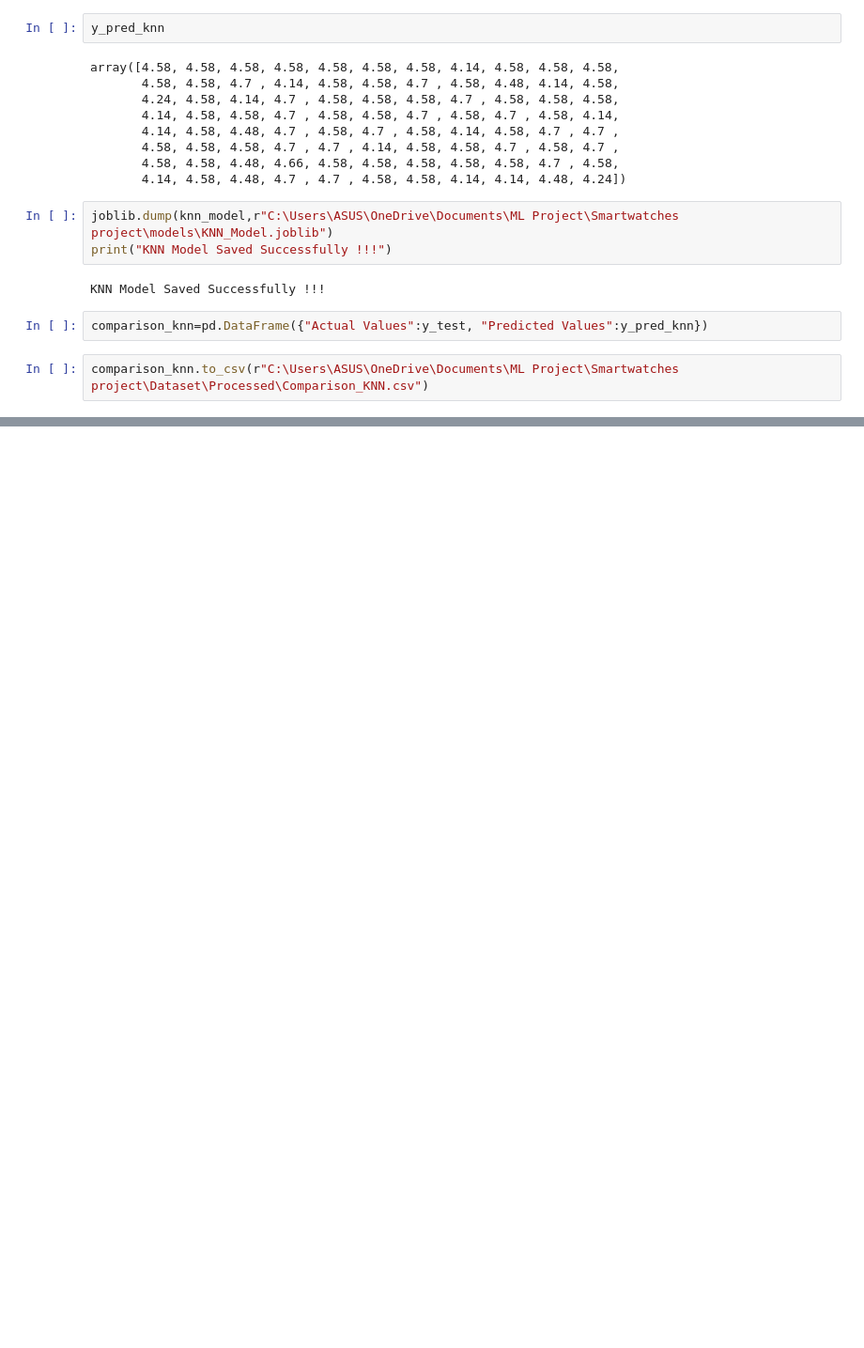
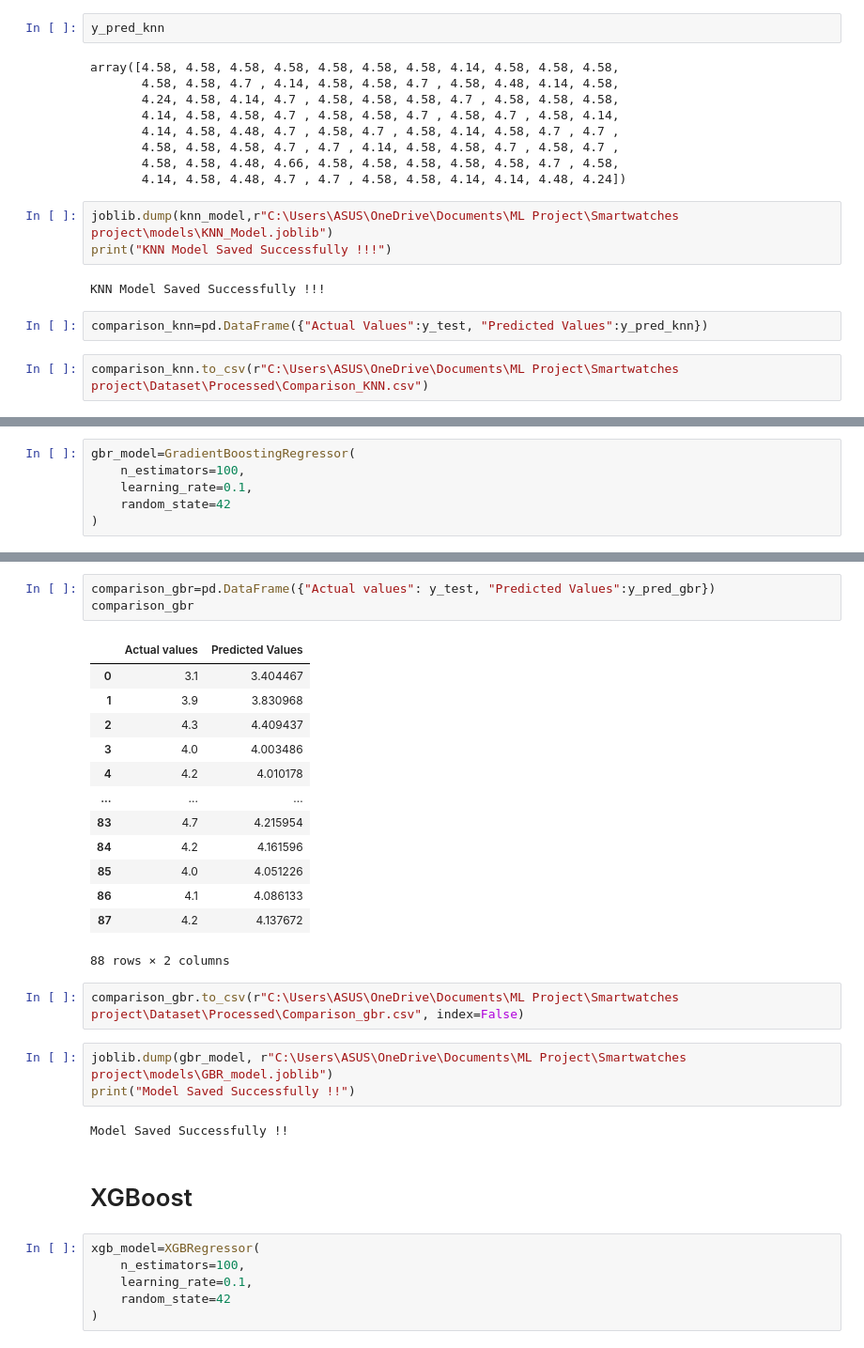
Before and after one commit to kushneek/smartwatch-rating-prediction, a Jupyter notebook: notebooks/Model_Training.ipynb, the cells around one changed output, grey strips where cells are left out. Shown at 94% size. Cells and saved outputs as stored; diff of their text form; blank space fills up the shorter version.

```diff
--- a/notebooks/Model_Training.ipynb
+++ b/notebooks/Model_Training.ipynb
@@ -321,0 +392,6 @@ comparison_knn.to_csv(r"C:\Users\ASUS\OneDrive\Documents\ML Project\Smartwatches
+# %%
+gbr_model=GradientBoostingRegressor(
+    n_estimators=100,
+    learning_rate=0.1,
+    random_state=42
+)
@@ -321,0 +422,32 @@ comparison_knn.to_csv(r"C:\Users\ASUS\OneDrive\Documents\ML Project\Smartwatches
+# %%
+comparison_gbr=pd.DataFrame({"Actual values": y_test, "Predicted Values":y_pred_gbr})
+comparison_gbr
+# %% [output]
+|  | Actual values | Predicted Values |
+| 0 | 3.1 | 3.404467 |
+| 1 | 3.9 | 3.830968 |
+| 2 | 4.3 | 4.409437 |
+| 3 | 4.0 | 4.003486 |
+| 4 | 4.2 | 4.010178 |
+| ... | ... | ... |
+| 83 | 4.7 | 4.215954 |
+| 84 | 4.2 | 4.161596 |
+| 85 | 4.0 | 4.051226 |
+| 86 | 4.1 | 4.086133 |
+| 87 | 4.2 | 4.137672 |
+88 rows × 2 columns
+# %%
+comparison_gbr.to_csv(r"C:\Users\ASUS\OneDrive\Documents\ML Project\Smartwatches project\Dataset\Processed\Comparison_gbr.csv", index=False)
+# %%
+joblib.dump(gbr_model, r"C:\Users\ASUS\OneDrive\Documents\ML Project\Smartwatches project\models\GBR_model.joblib")
+print("Model Saved Successfully !!")
+# %% [output]
+Model Saved Successfully !!
+# %% [markdown]
+# XGBoost
+# %%
+xgb_model=XGBRegressor(
+    n_estimators=100,
+    learning_rate=0.1,
+    random_state=42
+)
```
Also changed, not shown: parts of 24 cells of this notebook, 8 other files.
